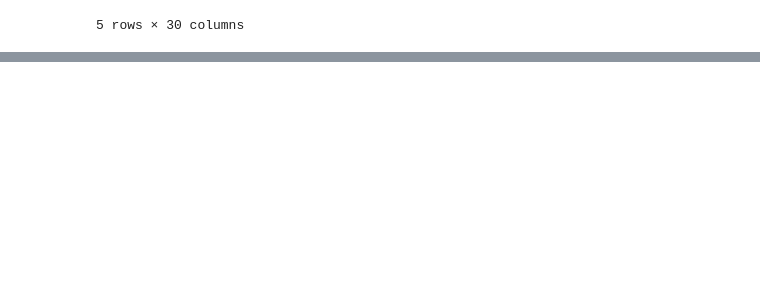
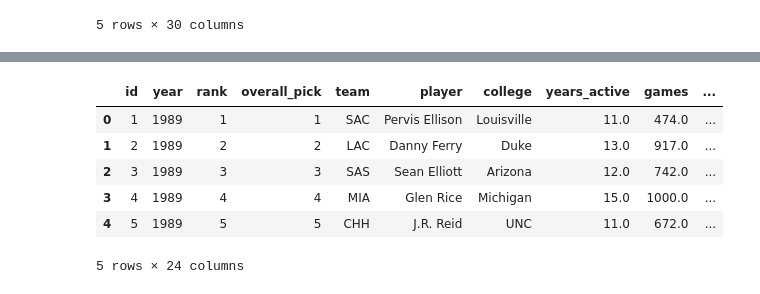
Before and after one commit to RiyaAg/EECS-545---Predicting-NBA-Player-s-Salary, a Jupyter notebook: ml_clean_external.ipynb, the cells around one changed output, grey strips where cells are left out. Drawn from its saved outputs; the diff is of its cells as text; code cells hidden in the pictures; blank space fills up the shorter version.

```diff
--- a/ml_clean_external.ipynb
+++ b/ml_clean_external.ipynb
@@ -235,3 +195,14 @@ for index, row in all_nba.iterrows():
     df.loc[(df['playerName'] == player5) & (df['seasonStartYear'] == year),'all_nba'] = team
     df.loc[(df['playerName'] == player5) & (df['seasonStartYear'] == year),'all_nba_enc'] = enc
     df.loc[(df['playerName'] == player5) & (df['seasonStartYear'] >= year),'all_nba_total'] =  df.loc[(df['playerName'] == player5) & (df['seasonStartYear'] >= year),'all_nba_total'] + 1
+# %%
+draft = pd.read_csv(r'C:\Users\raoma\Documents\michigan\ml\EECS-545---Predicting-NBA-Player-s-Salary\data\nbaplayersdraft.csv')
+draft.head()
+# %% [output]
+|  | id | year | rank | overall_pick | team | player | college | years_active | games | ... |
+| 0 | 1 | 1989 | 1 | 1 | SAC | Pervis Ellison | Louisville | 11.0 | 474.0 | ... |
+| 1 | 2 | 1989 | 2 | 2 | LAC | Danny Ferry | Duke | 13.0 | 917.0 | ... |
+| 2 | 3 | 1989 | 3 | 3 | SAS | Sean Elliott | Arizona | 12.0 | 742.0 | ... |
+| 3 | 4 | 1989 | 4 | 4 | MIA | Glen Rice | Michigan | 15.0 | 1000.0 | ... |
+| 4 | 5 | 1989 | 5 | 5 | CHH | J.R. Reid | UNC | 11.0 | 672.0 | ... |
+5 rows × 24 columns
```
Also changed, not shown: parts of 29 cells of this notebook, 2 other files.
